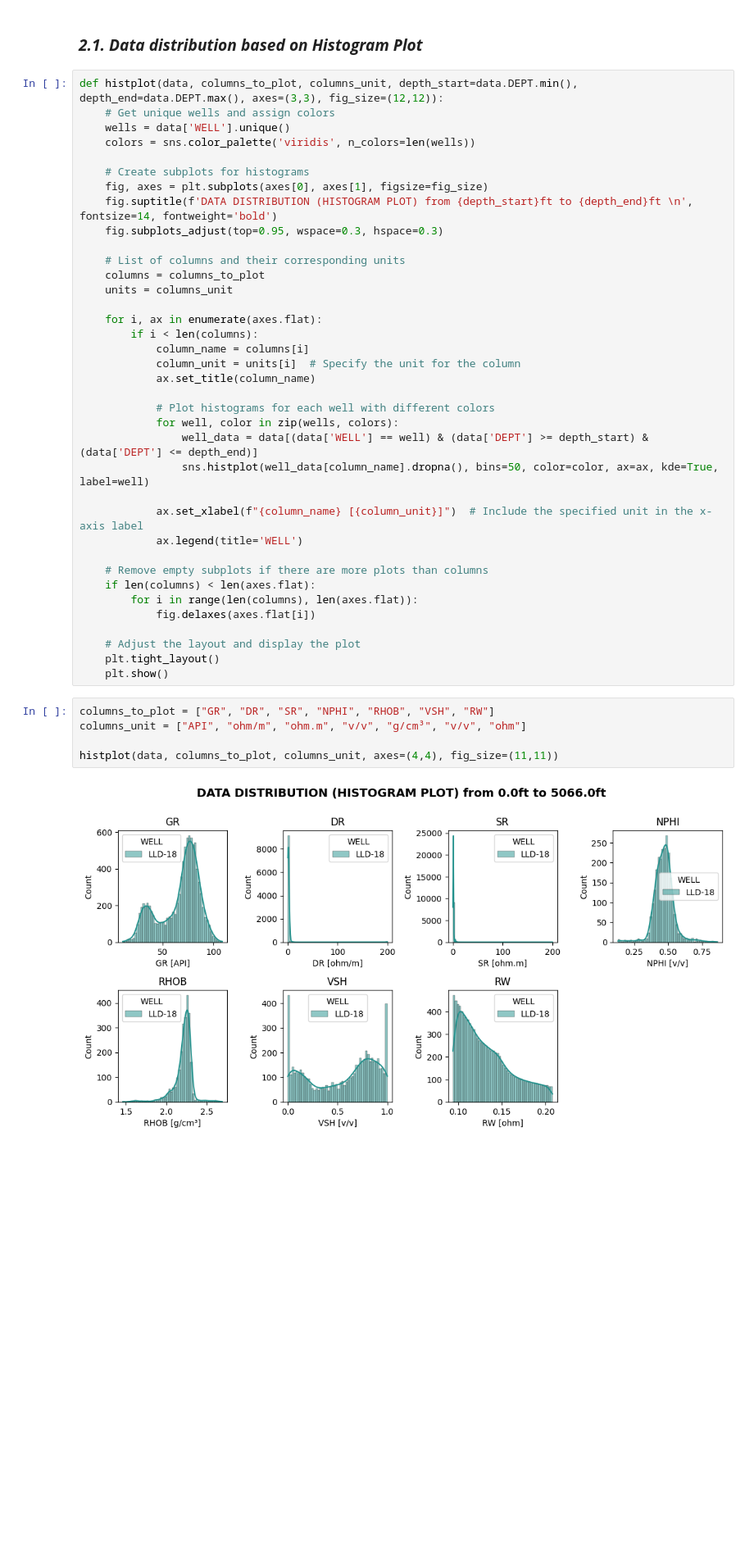
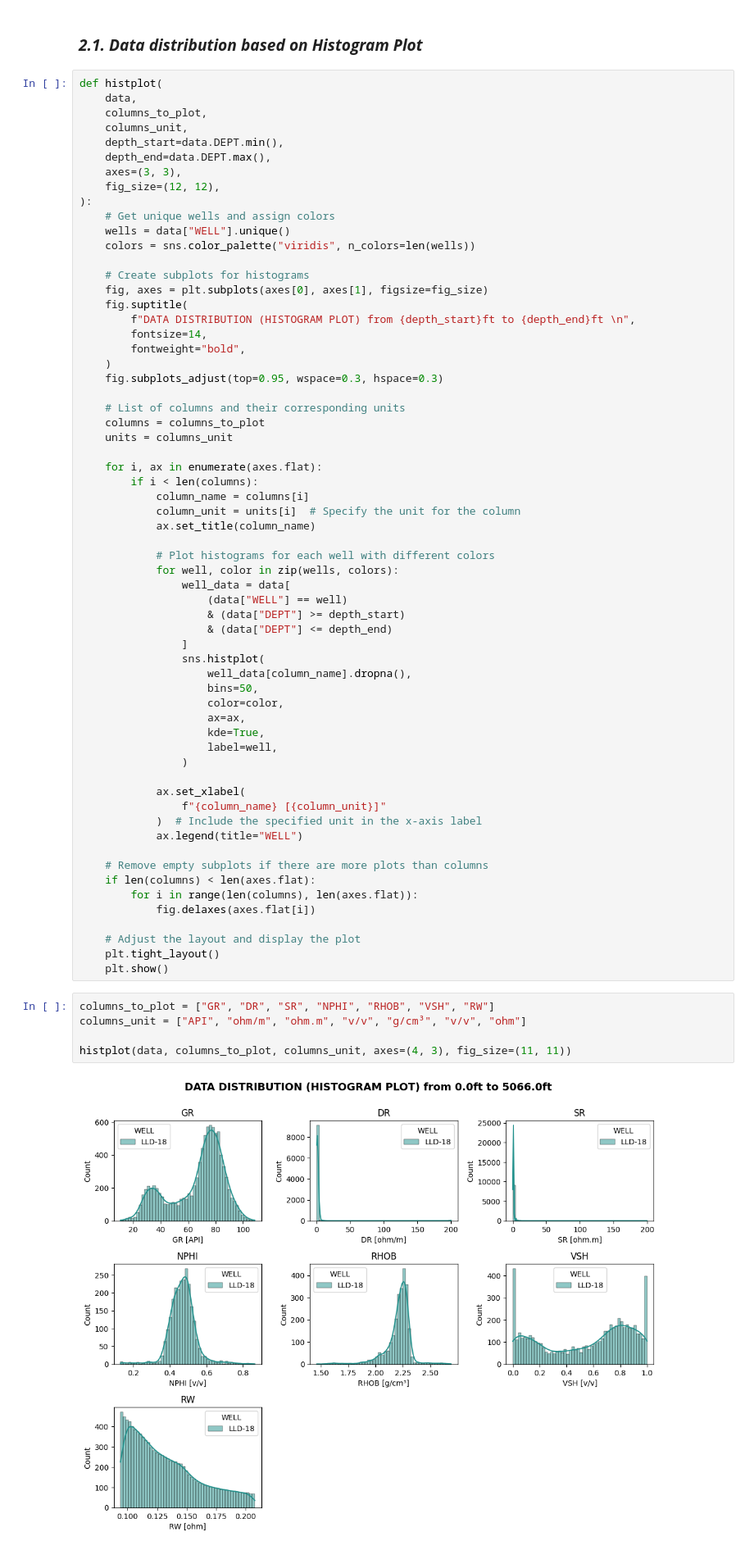
Before and after one commit to ARoyyanF/Basic-WellLog-Interpretation, a Jupyter notebook: notebooks/BWLI_simplified_v2.ipynb, the cells around one changed output. Shown at 82% size. Cells and saved outputs as stored; diff of their text form; blank space fills up the shorter version.

```diff
--- a/notebooks/BWLI_simplified_v2.ipynb
+++ b/notebooks/BWLI_simplified_v2.ipynb
@@ -71,14 +75,26 @@ data.describe()
 # %% [markdown]
 ### ***2.1. Data distribution based on Histogram Plot***
 # %%
-def histplot(data, columns_to_plot, columns_unit, depth_start=data.DEPT.min(), depth_end=data.DEPT.max(), axes=(3,3), fig_size=(12,12)):
+def histplot(
+    data,
+    columns_to_plot,
+    columns_unit,
+    depth_start=data.DEPT.min(),
+    depth_end=data.DEPT.max(),
+    axes=(3, 3),
+    fig_size=(12, 12),
+):
     # Get unique wells and assign colors
-    wells = data['WELL'].unique()
-    colors = sns.color_palette('viridis', n_colors=len(wells))
+    wells = data["WELL"].unique()
+    colors = sns.color_palette("viridis", n_colors=len(wells))
 
     # Create subplots for histograms
     fig, axes = plt.subplots(axes[0], axes[1], figsize=fig_size)
-    fig.suptitle(f'DATA DISTRIBUTION (HISTOGRAM PLOT) from {depth_start}ft to {depth_end}ft \n', fontsize=14, fontweight='bold')
+    fig.suptitle(
+        f"DATA DISTRIBUTION (HISTOGRAM PLOT) from {depth_start}ft to {depth_end}ft \n",
+        fontsize=14,
+        fontweight="bold",
+    )
     fig.subplots_adjust(top=0.95, wspace=0.3, hspace=0.3)
 
     # List of columns and their corresponding units
@@ -93,11 +109,24 @@ def histplot(data, columns_to_plot, columns_unit, depth_start=data.DEPT.min(), d
 
             # Plot histograms for each well with different colors
             for well, color in zip(wells, colors):
-                well_data = data[(data['WELL'] == well) & (data['DEPT'] >= depth_start) & (data['DEPT'] <= depth_end)]
-                sns.histplot(well_data[column_name].dropna(), bins=50, color=color, ax=ax, kde=True, label=well)
+                well_data = data[
+                    (data["WELL"] == well)
+                    & (data["DEPT"] >= depth_start)
+                    & (data["DEPT"] <= depth_end)
+                ]
+                sns.histplot(
+                    well_data[column_name].dropna(),
+                    bins=50,
+                    color=color,
+                    ax=ax,
+                    kde=True,
+                    label=well,
+                )
 
-            ax.set_xlabel(f"{column_name} [{column_unit}]")  # Include the specified unit in the x-axis label
-            ax.legend(title='WELL')
+            ax.set_xlabel(
+                f"{column_name} [{column_unit}]"
+            )  # Include the specified unit in the x-axis label
+            ax.legend(title="WELL")
 
     # Remove empty subplots if there are more plots than columns
     if len(columns) < len(axes.flat):
@@ -110,8 +139,8 @@ def histplot(data, columns_to_plot, columns_unit, depth_start=data.DEPT.min(), d
 # %%
 columns_to_plot = ["GR", "DR", "SR", "NPHI", "RHOB", "VSH", "RW"]
 columns_unit = ["API", "ohm/m", "ohm.m", "v/v", "g/cm³", "v/v", "ohm"]
 
-histplot(data, columns_to_plot, columns_unit, axes=(4,4), fig_size=(11,11))
+histplot(data, columns_to_plot, columns_unit, axes=(4, 3), fig_size=(11, 11))
 # %% [output]
-[figure, old version]
+[figure, new version]
 # %% [markdown]
```
Also changed, not shown: parts of 90 cells of this notebook, 3 other files.
